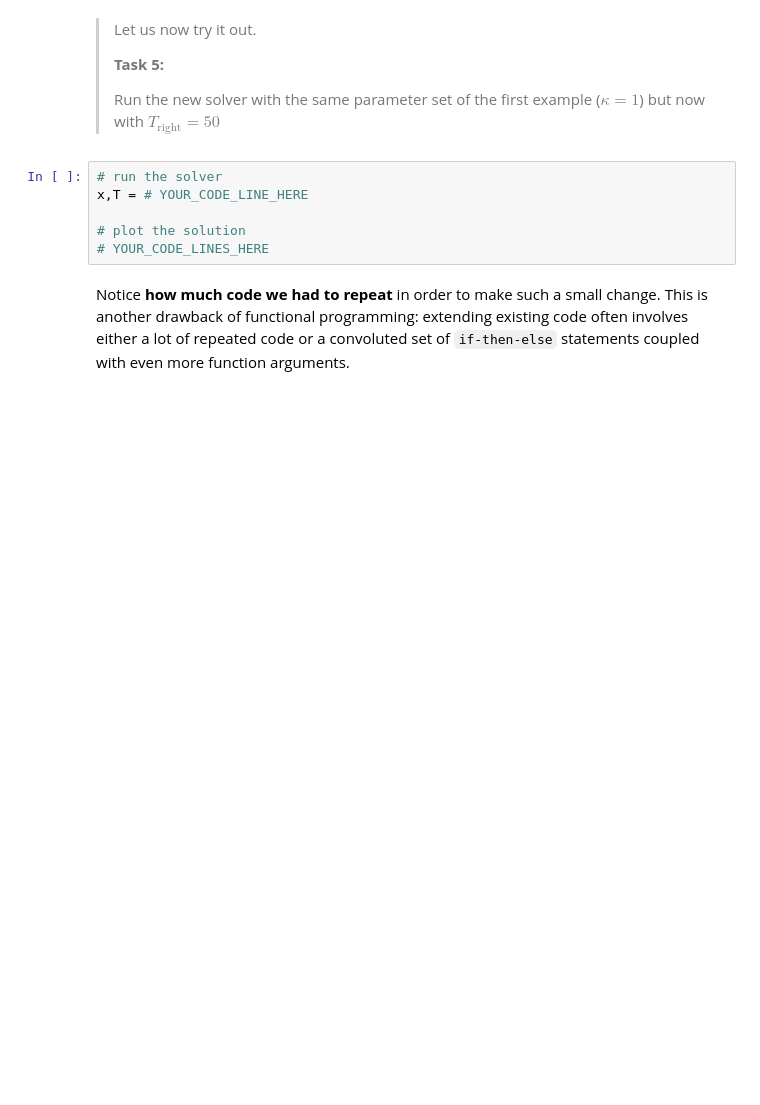
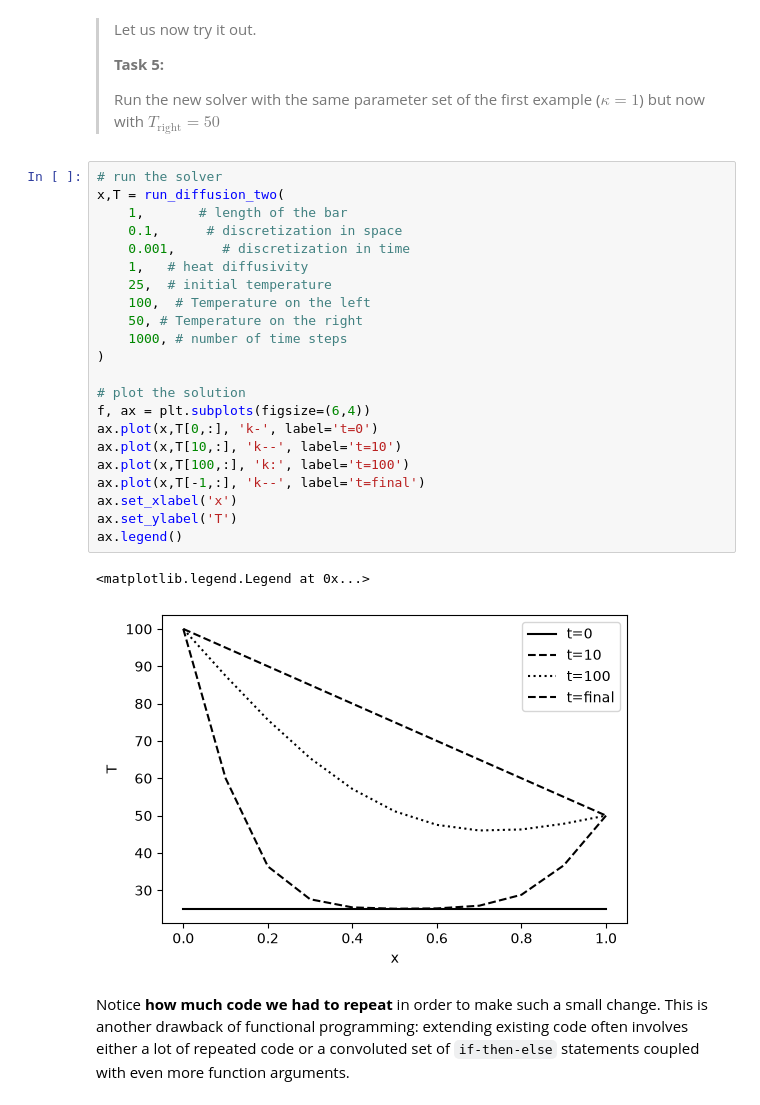
Before and after one commit to mariusmca/PA2.1, a Jupyter notebook: 1_functional.ipynb, the cells around one changed output. Saved outputs shown, nothing was run; the diff lists cells and outputs as text; blank space fills up the shorter version.

```diff
--- a/1_functional.ipynb
+++ b/1_functional.ipynb
@@ -111,12 +173,31 @@ def run_diffusion_two(
 > **Task 5:**
 >
 > Run the new solver with the same parameter set of the first example ($\kappa=1$) but now with $T_\mathrm{right}=50$
-# %%
-# run the solver
-x,T = # YOUR_CODE_LINE_HERE
-
-# plot the solution
-# YOUR_CODE_LINES_HERE
+# %%
+# run the solver
+x,T = run_diffusion_two(
+    1,       # length of the bar
+    0.1,      # discretization in space
+    0.001,      # discretization in time
+    1,   # heat diffusivity
+    25,  # initial temperature
+    100,  # Temperature on the left
+    50, # Temperature on the right
+    1000, # number of time steps
+)
+
+# plot the solution
+f, ax = plt.subplots(figsize=(6,4))
+ax.plot(x,T[0,:], 'k-', label='t=0')
+ax.plot(x,T[10,:], 'k--', label='t=10')
+ax.plot(x,T[100,:], 'k:', label='t=100')
+ax.plot(x,T[-1,:], 'k--', label='t=final')
+ax.set_xlabel('x')
+ax.set_ylabel('T')
+ax.legend()
+# %% [output]
+<matplotlib.legend.Legend at 0x...>
+[figure, added]
 # %% [markdown]
 Notice **how much code we had to repeat** in order to make such a small change. This is another drawback of functional programming: extending existing code often involves either a lot of repeated code or a convoluted set of `if-then-else` statements coupled with even more function arguments.
 # %% [markdown]
```
Also changed, not shown: parts of 7 cells of this notebook, 1 other file.
